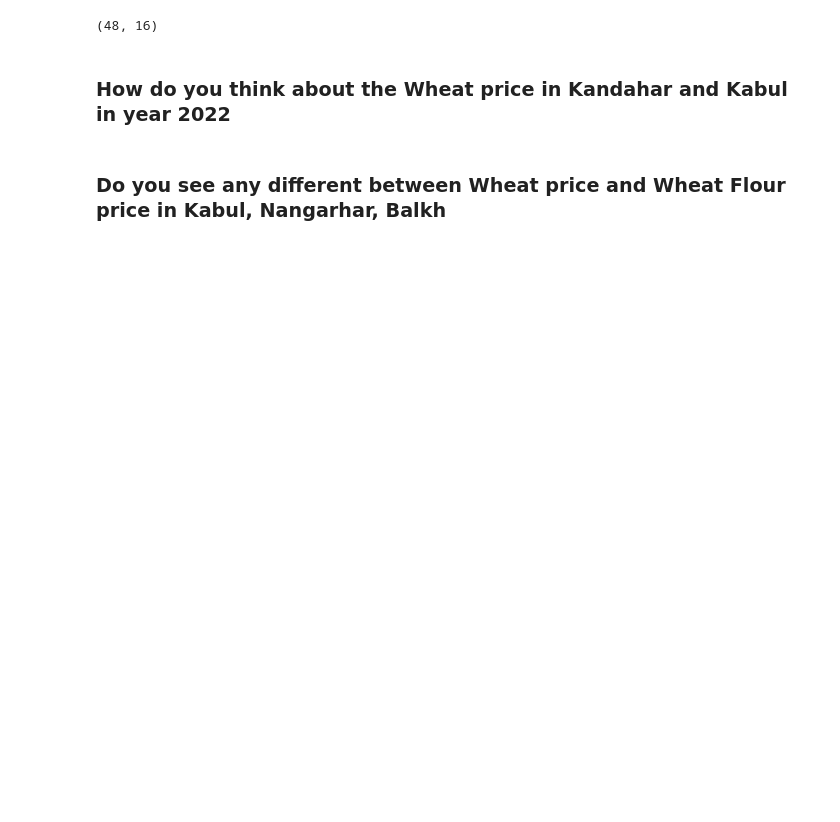
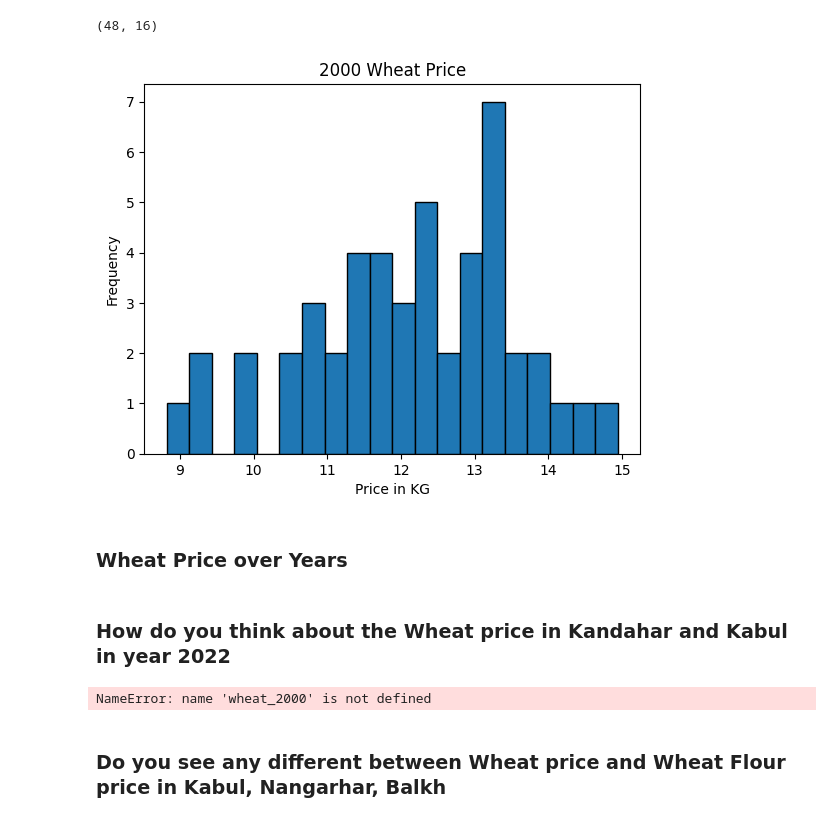
Before and after one commit to AliAkbarAhmadiDaryab/Introduction-to-Data-Science-with-Python, a Jupyter notebook: slides/week6/afg_food.ipynb, the cells around one changed output. Drawn from its saved outputs; the diff is of its cells as text; code cells hidden in the pictures; blank space fills up the shorter version.

```diff
--- a/slides/week6/afg_food.ipynb
+++ b/slides/week6/afg_food.ipynb
@@ -5,0 +4,5 @@ data = pd.read_csv("data/wfp_food_prices_afg.csv")
+# %%
+import os
+data_path = "data\wfp_food_prices_afg.csv"
+path = os.path.join(".", data_path)
+data = pd.read_csv(data_path)
@@ -142,7 +138,25 @@ wheat_2000 = wheat[wheat['year'] == 2000]
 wheat_2000.shape
 # %% [output]
 (48, 16)
+# %%
+# Create a histogram
+%matplotlib inline
+import matplotlib.pyplot as plt
+import pandas as pd
+plt.hist(wheat_2000["price"], bins=20, edgecolor='k')
+plt.title('2000 Wheat Price')
+plt.xlabel('Price in KG')
+plt.ylabel('Frequency')
+plt.show()
+# %% [output]
+[figure, added]
+# %% [markdown]
+### Wheat Price over Years
 # %% [markdown]
 ### How do you think about the Wheat price in Kandahar and Kabul in year 2022
+# %%
+wheat_2000.head()
+# %% [output]
+NameError: name 'wheat_2000' is not defined
 # %% [markdown]
 ### Do you see any different between Wheat price and Wheat Flour price in Kabul, Nangarhar, Balkh
```
Also changed, not shown: parts of 8 cells of this notebook, 1 other file.
